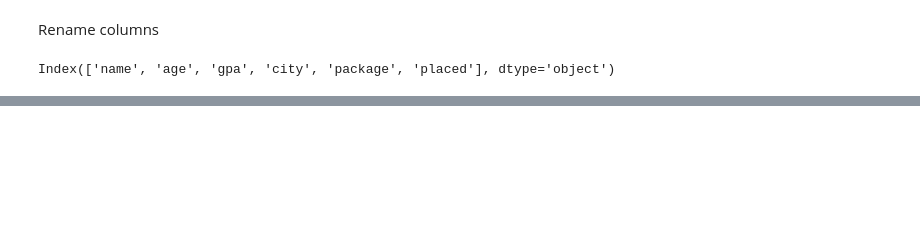
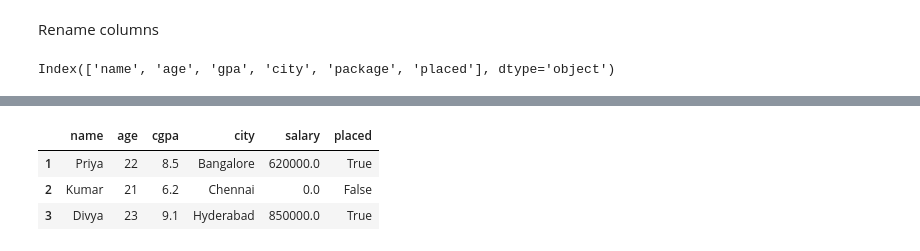
Before and after one commit to Allendecodes/Pandas_Part_1, a Jupyter notebook: Pandas_Part_1.ipynb, the cells around one changed output, grey strips where cells are left out. Cells and saved outputs as stored; diff of their text form; code cells hidden in the pictures; blank space fills up the shorter version.

Commit message:
Learnt about loc vs iloc

```diff
--- a/Pandas_Part_1.ipynb
+++ b/Pandas_Part_1.ipynb
@@ -146,0 +222,8 @@ Index(['name', 'age', 'gpa', 'city', 'package', 'placed'], dtype='object')
+# %%
+df.iloc[1, 2]        # row pos 1, col pos 2 → 8.5 (cgpa)
+df.iloc[1:4]         # rows at positions 1,2,3 (stop EXCLUDED)
+# %% [output]
+|  | name | age | cgpa | city | salary | placed |
+| 1 | Priya | 22 | 8.5 | Bangalore | 620000.0 | True |
+| 2 | Kumar | 21 | 6.2 | Chennai | 0.0 | False |
+| 3 | Divya | 23 | 9.1 | Hyderabad | 850000.0 | True |
```
Also changed, not shown: parts of 26 cells of this notebook.
